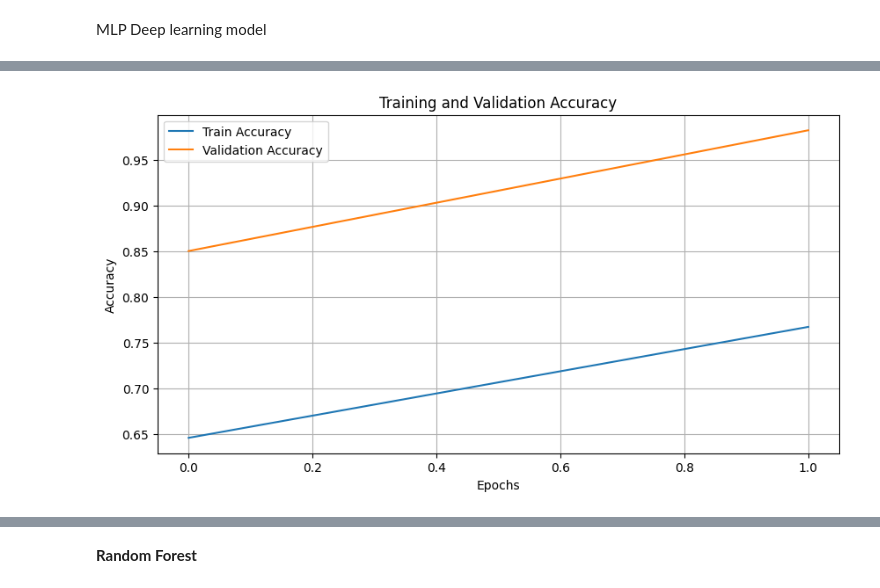
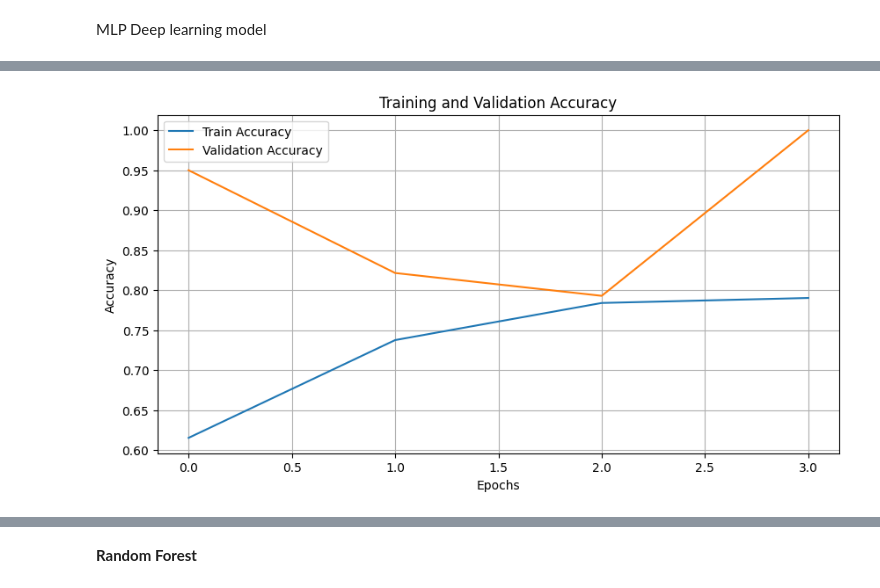
Before and after one commit to Sadrib-perfecthonest/Fake-Payment-Gateway-Detection-Adversarial-Resistant-, a Jupyter notebook: Data/Notebook/Models/model_final.ipynb, the cells around one changed output, grey strips where cells are left out. Saved outputs shown, nothing was run; the diff lists cells and outputs as text; code cells hidden in the pictures.

```diff
--- a/Data/Notebook/Models/model_final.ipynb
+++ b/Data/Notebook/Models/model_final.ipynb
@@ -88,7 +88,7 @@ def adaptive_lr_schedule(epoch, n_samples):
         else:
             return 0.0001
 
-df = pd.read_csv("../../processed/Feature.csv")
+df = pd.read_csv("../../processed/preprocessed_dataset.csv")
 df = df.dropna()
 
 label_candidates = ['label', 'Label', 'target', 'Target', 'y']
@@ -96,6 +96,21 @@ label_col = next((c for c in label_candidates if c in df.columns), df.columns[-1
 
 X = df.drop(columns=[label_col])
 y = df[label_col]
+
+if 'URL' in X.columns:
+    X['URL'] = X['URL'].fillna('').astype(str)
+    X['url_length'] = X['URL'].str.len()
+    X['num_dots'] = X['URL'].str.count(r'\.')
+    X['has_https'] = X['URL'].str.startswith('https').astype(int)
+    X['num_digits'] = X['URL'].str.count(r'\d')
+    X['num_special_chars'] = X['URL'].str.count(r'[^A-Za-z0-9]').astype(int)
+    X['has_ip'] = X['URL'].apply(lambda x: 1 if any(part.isdigit() for part in x.split('.')) else 0)
+    X['url_entropy'] = X['URL'].apply(lambda x: len(set(x)) / len(x) if len(x) > 0 else 0)
+    X = X.drop(columns=['URL'], errors='ignore')
+
+if 'Location' in X.columns:
+    X['Location'] = X['Location'].fillna('').astype(str)
+
 
 if y.dtype == object or not np.issubdtype(y.dtype, np.number):
     le = LabelEncoder()
@@ -251,10 +266,10 @@ joblib.dump(preprocessor, "mlp_preprocessor.pkl")
 
 print("\nTRAIN PERFORMANCE")
 print("="*50)
-print(f"Train Accuracy:  {train_acc_final:.4f}")
+print(f"Train Accuracy:  {train_acc_final:.4f}")
 print(f"Train Precision: {train_prec_final:.4f}")
-print(f"Train Recall:    {train_rec_final:.4f}")
-print(f"Train F1:        {train_f1_final:.4f}")
+print(f"Train Recall:    {train_rec_final:.4f}")
+print(f"Train F1:        {train_f1_final:.4f}")
 
 try:
     test_df = pd.read_csv("../../processed/test_mlp.csv")
@@ -267,6 +282,22 @@ try:
         X_test_external = test_df.copy()
 
     train_cols = X.columns.tolist()
+
+
+    if 'URL' in X_test_external.columns:
+        X_test_external['URL'] = X_test_external['URL'].fillna('').astype(str)
+        X_test_external['url_length'] = X_test_external['URL'].str.len()
+        X_test_external['num_dots'] = X_test_external['URL'].str.count(r'\.')
+        X_test_external['has_https'] = X_test_external['URL'].str.startswith('https').astype(int)
+        X_test_external['num_digits'] = X_test_external['URL'].str.count(r'\d')
+        X_test_external['num_special_chars'] = X_test_external['URL'].str.count(r'[^A-Za-z0-9]').astype(int)
+        X_test_external['has_ip'] = X_test_external['URL'].apply(lambda x: 1 if any(part.isdigit() for part in x.split('.')) else 0)
+        X_test_external['url_entropy'] = X_test_external['URL'].apply(lambda x: len(set(x)) / len(x) if len(x) > 0 else 0)
+        X_test_external = X_test_external.drop(columns=['URL'], errors='ignore')
+
+    if 'Location' in X_test_external.columns:
+        X_test_external['Location'] = X_test_external['Location'].fillna('').astype(str)
+
 
     for c in train_cols:
         if c not in X_test_external.columns:
@@ -301,10 +332,10 @@ try:
 
         print("\nTEST PERFORMANCE")
         print("="*50)
-        print(f"Test Accuracy:   {external_acc_final:.4f}")
-        print(f"Test Precision:  {external_prec_final:.4f}")
-        print(f"Test Recall:     {external_rec_final:.4f}")
-        print(f"Test F1:         {external_f1_final:.4f}")
+        print(f"Test Accuracy:   {external_acc_final:.4f}")
+        print(f"Test Precision:  {external_prec_final:.4f}")
+        print(f"Test Recall:     {external_rec_final:.4f}")
+        print(f"Test F1:         {external_f1_final:.4f}")
 
 except Exception as e:
     print(f"\nExternal test file not found or error: {e}")
@@ -320 +355 @@ Stopped: Val accuracy 0.9821 > 0.97
-[figure, old version]
+[figure, new version]
```
Also changed, not shown: parts of 2 cells of this notebook, 6 other files.
